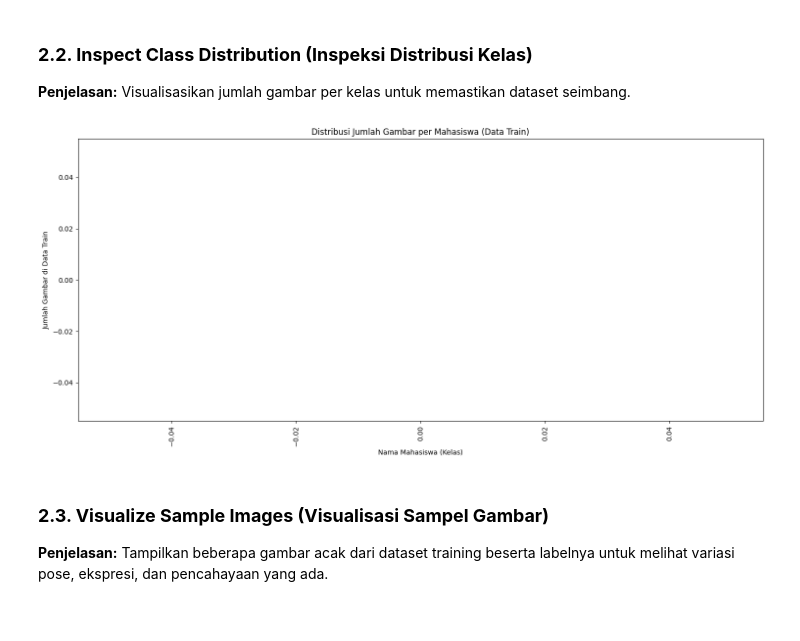
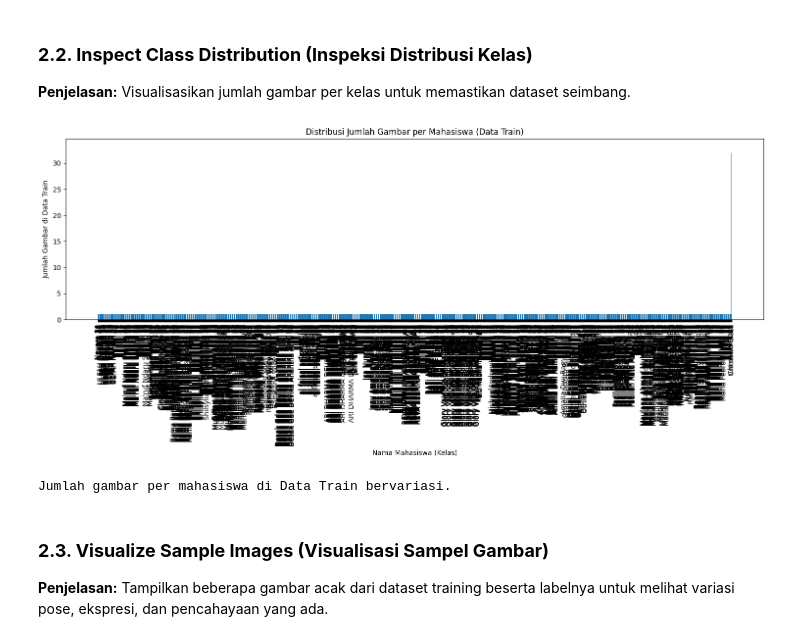
Before and after one commit to LatiefDataVisionary/deep-learning-college-task, a Jupyter notebook: tasks/src/MK_Deep_Learning_W5.ipynb, the cells around one changed output. Drawn from its saved outputs; the diff is of its cells as text; code cells hidden in the pictures.

Commit message:
Fix: Corrected class distribution plot and added data balance check in Section 2

```diff
--- a/tasks/src/MK_Deep_Learning_W5.ipynb
+++ b/tasks/src/MK_Deep_Learning_W5.ipynb
@@ -134,27 +134,56 @@ Nama kelas (mahasiswa) contoh: ['5221911012_Debora_03.jpg', '5221911012_Debora_0
 
 **Penjelasan:** Visualisasikan jumlah gambar per kelas untuk memastikan dataset seimbang.
 # %%
-# Count images per class in training directory
+# Count images per class by extracting class name from filename
 train_class_counts = {}
-for class_name in class_names:
-    class_dir = os.path.join(TRAIN_DIR, class_name)
-    if os.path.isdir(class_dir):
-        train_class_counts[class_name] = len(os.listdir(class_dir))
+for filename in os.listdir(TRAIN_DIR):
+    if filename.endswith('.jpg'): # Process only image files
+        # Extract class name from filename (assuming format like ID_Nama_Number.jpg)
+        class_name_parts = filename.split('_')
+        if len(class_name_parts) > 1:
+            # Assuming the second part is the name
+            class_name = class_name_parts[1]
+            # Handle potential extra parts or different naming conventions
+            if len(class_name_parts) > 2 and class_name_parts[2].isdigit():
+                 class_name = class_name # Keep only the name part if structure is consistent
+            elif len(class_name_parts) > 2 and not class_name_parts[2].isdigit():
+                 class_name = class_name_parts[1] + " " + class_name_parts[2].split('.')[0] # Handle names with spaces like "Nama Belakang"
+        else:
+            class_name = "Unknown Class" # Fallback if filename format is unexpected
+
+        if class_name in train_class_counts:
+            train_class_counts[class_name] += 1
+        else:
+            train_class_counts[class_name] = 1
 
 # Sort classes by count for better visualization
 sorted_class_counts = dict(sorted(train_class_counts.items(), key=lambda item: item[1]))
 
 # Plot class distribution
 plt.figure(figsize=(15, 7))
 plt.bar(sorted_class_counts.keys(), sorted_class_counts.values())
 plt.xticks(rotation=90)
 plt.xlabel("Nama Mahasiswa (Kelas)")
 plt.ylabel("Jumlah Gambar di Data Train")
 plt.title("Distribusi Jumlah Gambar per Mahasiswa (Data Train)")
 plt.tight_layout()
 plt.show()
 # %% [output]
-[figure, old version]
+[figure, new version]
+# %%
+# Check if all class counts are the same
+if len(train_class_counts) > 0:
+    first_count = list(train_class_counts.values())[0]
+    all_counts_same = all(count == first_count for count in train_class_counts.values())
+
+    if all_counts_same:
+        print("\nSemua mahasiswa memiliki jumlah gambar yang sama di Data Train.")
+    else:
+        print("\nJumlah gambar per mahasiswa di Data Train bervariasi.")
+else:
+    print("\nTidak ada data kelas yang ditemukan untuk diperiksa.")
+# %% [output]
+Jumlah gambar per mahasiswa di Data Train bervariasi.
 # %% [markdown]
 ### **2.3. Visualize Sample Images (Visualisasi Sampel Gambar)**
 
```
